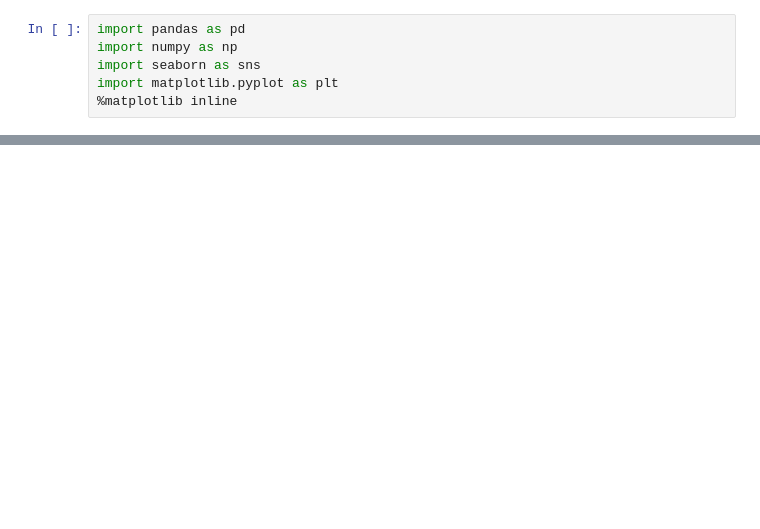
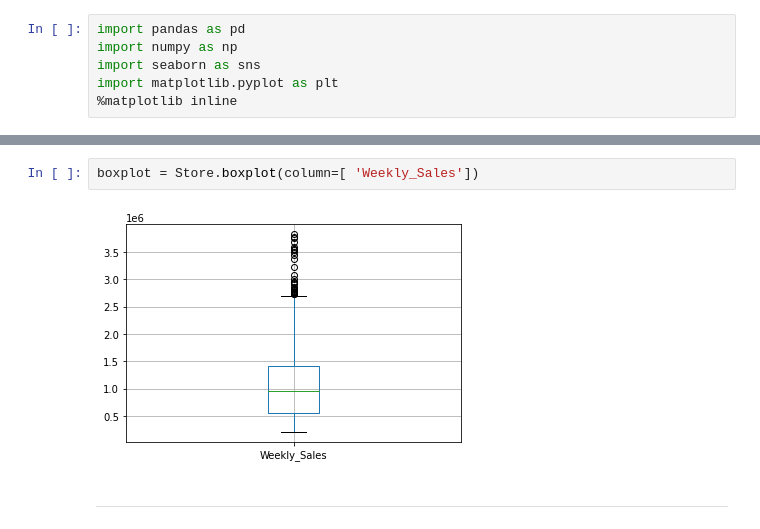
Before and after one commit to DamonReyes/Portfolio_Projects, a Jupyter notebook: Python/Retail Stores Analytics.ipynb, the cells around one changed output, grey strips where cells are left out. Cells and saved outputs as stored; diff of their text form; blank space fills up the shorter version.

```diff
--- a/Python/Retail Stores Analytics.ipynb
+++ b/Python/Retail Stores Analytics.ipynb
@@ -59,0 +110,6 @@ Index(['Store', 'Type', 'Size'], dtype='object')
+# %%
+boxplot = Store.boxplot(column=[ 'Weekly_Sales'])
+# %% [output]
+[figure, added]
+# %% [markdown]
+---
```
Also changed, not shown: parts of 59 cells of this notebook.
